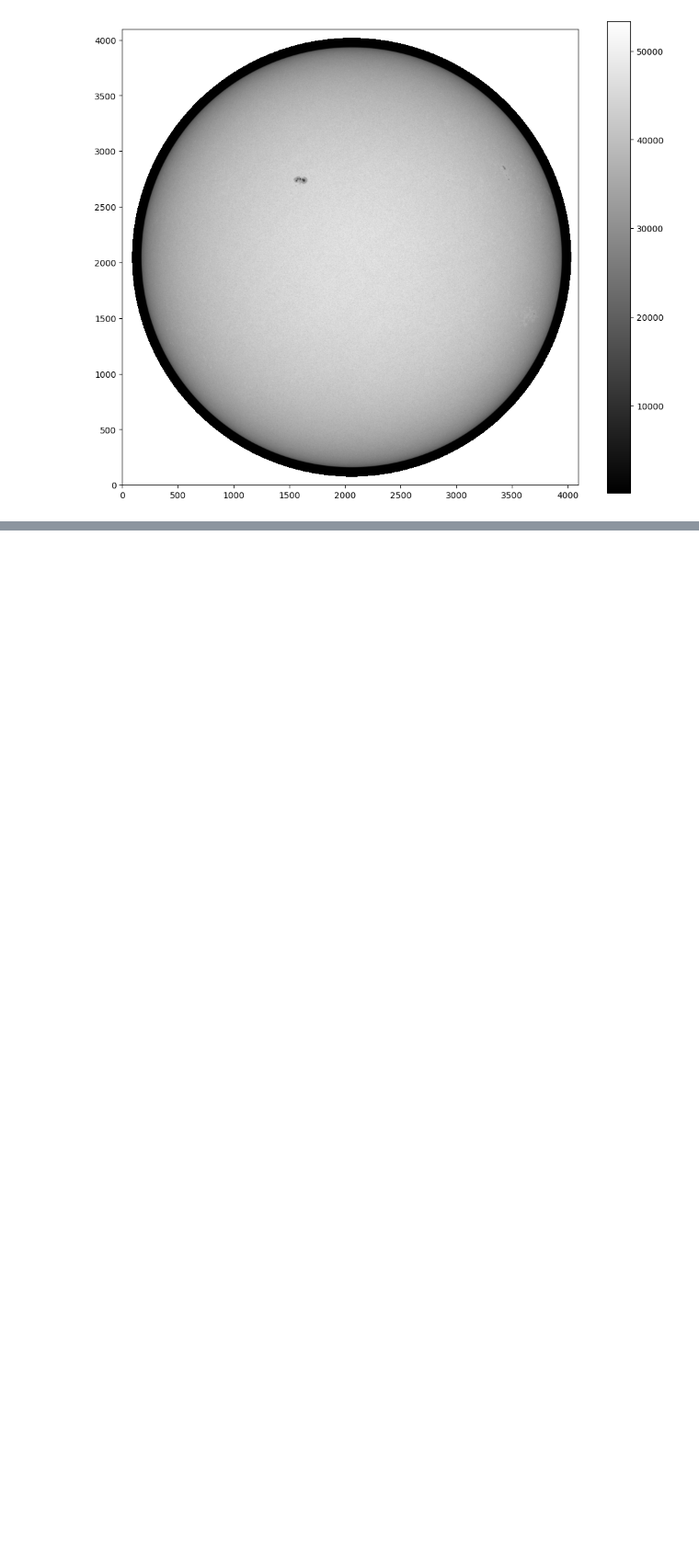
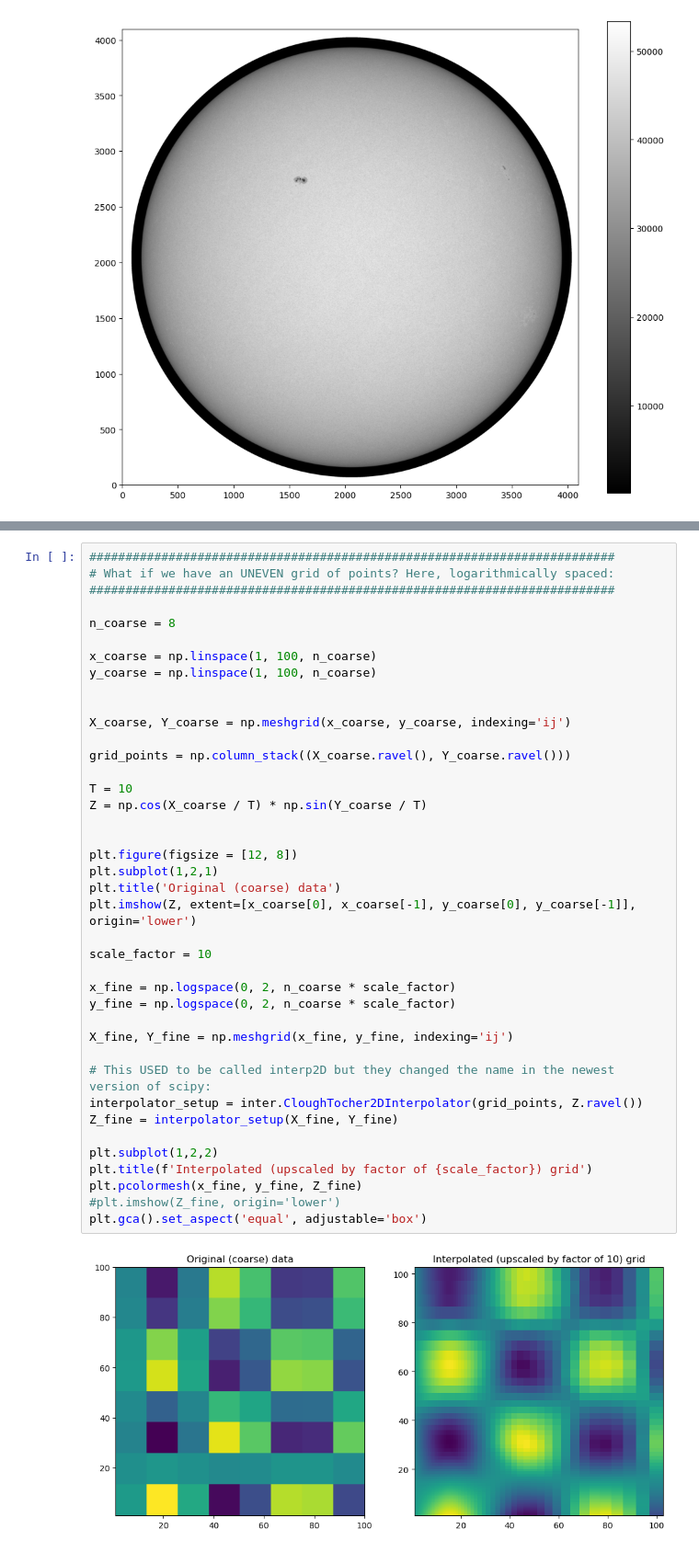
Before and after one commit to jameswcrowley/summer2026_mentoring, a Jupyter notebook: package_tutorial.ipynb, the cells around one changed output, grey strips where cells are left out. Shown at 92% size. Saved outputs shown, nothing was run; the diff lists cells and outputs as text; blank space fills up the shorter version.

```diff
--- a/package_tutorial.ipynb
+++ b/package_tutorial.ipynb
@@ -326,0 +376,42 @@ plt.colorbar()
+# %%
+#########################################################################
+# What if we have an UNEVEN grid of points? Here, logarithmically spaced:
+#########################################################################
+
+n_coarse = 8
+
+x_coarse = np.linspace(1, 100, n_coarse)
+y_coarse = np.linspace(1, 100, n_coarse)
+
+
+X_coarse, Y_coarse = np.meshgrid(x_coarse, y_coarse, indexing='ij')
+
+grid_points = np.column_stack((X_coarse.ravel(), Y_coarse.ravel()))
+
+T = 10
+Z = np.cos(X_coarse / T) * np.sin(Y_coarse / T)
+
+
+plt.figure(figsize = [12, 8])
+plt.subplot(1,2,1)
+plt.title('Original (coarse) data')
+plt.imshow(Z, extent=[x_coarse[0], x_coarse[-1], y_coarse[0], y_coarse[-1]], origin='lower')
+
+scale_factor = 10
+
+x_fine = np.logspace(0, 2, n_coarse * scale_factor)
+y_fine = np.logspace(0, 2, n_coarse * scale_factor)
+
+X_fine, Y_fine = np.meshgrid(x_fine, y_fine, indexing='ij')
+
+# This USED to be called interp2D but they changed the name in the newest version of scipy:
+interpolator_setup = inter.CloughTocher2DInterpolator(grid_points, Z.ravel())
+Z_fine = interpolator_setup(X_fine, Y_fine)
+
+plt.subplot(1,2,2)
+plt.title(f'Interpolated (upscaled by factor of {scale_factor}) grid')
+plt.pcolormesh(x_fine, y_fine, Z_fine)
+#plt.imshow(Z_fine, origin='lower')
+plt.gca().set_aspect('equal', adjustable='box')
+# %% [output]
+[figure, added]
```
Also changed, not shown: parts of 20 cells of this notebook, 1 other file.
